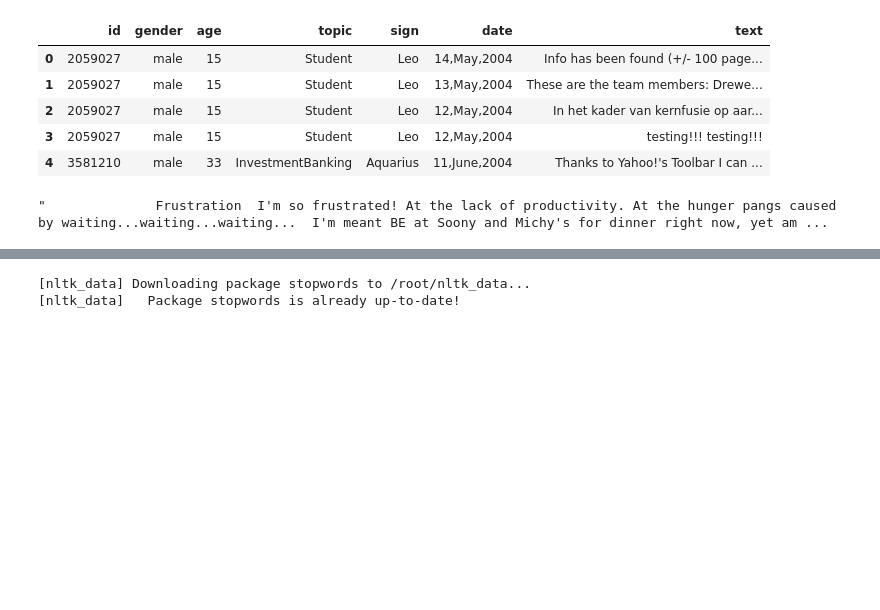
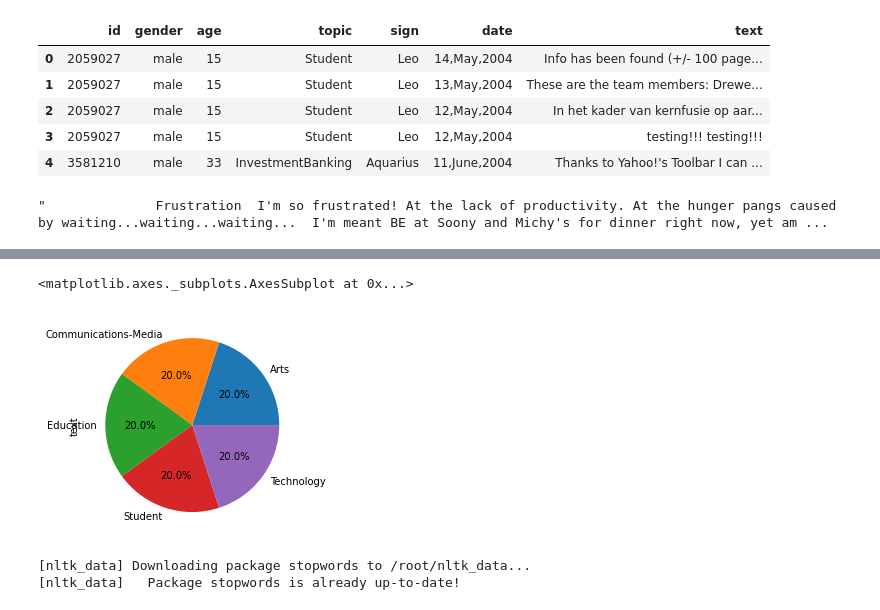
Before and after one commit to PasechnikDarya/RAAI-NLP-Project, a Jupyter notebook: topic_classifier.ipynb, the cells around one changed output, grey strips where cells are left out. Saved outputs shown, nothing was run; the diff lists cells and outputs as text; code cells hidden in the pictures; blank space fills up the shorter version.

```diff
--- a/topic_classifier.ipynb
+++ b/topic_classifier.ipynb
@@ -31,3 +57,8 @@ data['text'][456]
+# %%
+data.loc[:CUT, :].groupby('topic').count()[['text']].sort_values(['text'], ascending=False)['text'].plot.pie(autopct="%.1f%%")
+# %% [output]
+<matplotlib.axes._subplots.AxesSubplot at 0x...>
+[figure, added]
 # %%
 label2idx = {label: i for i, label in enumerate(data['topic'].unique())}
 idx2label = {i: label for i, label in enumerate(data['topic'].unique())}
```
Also changed, not shown: parts of 34 cells of this notebook.
